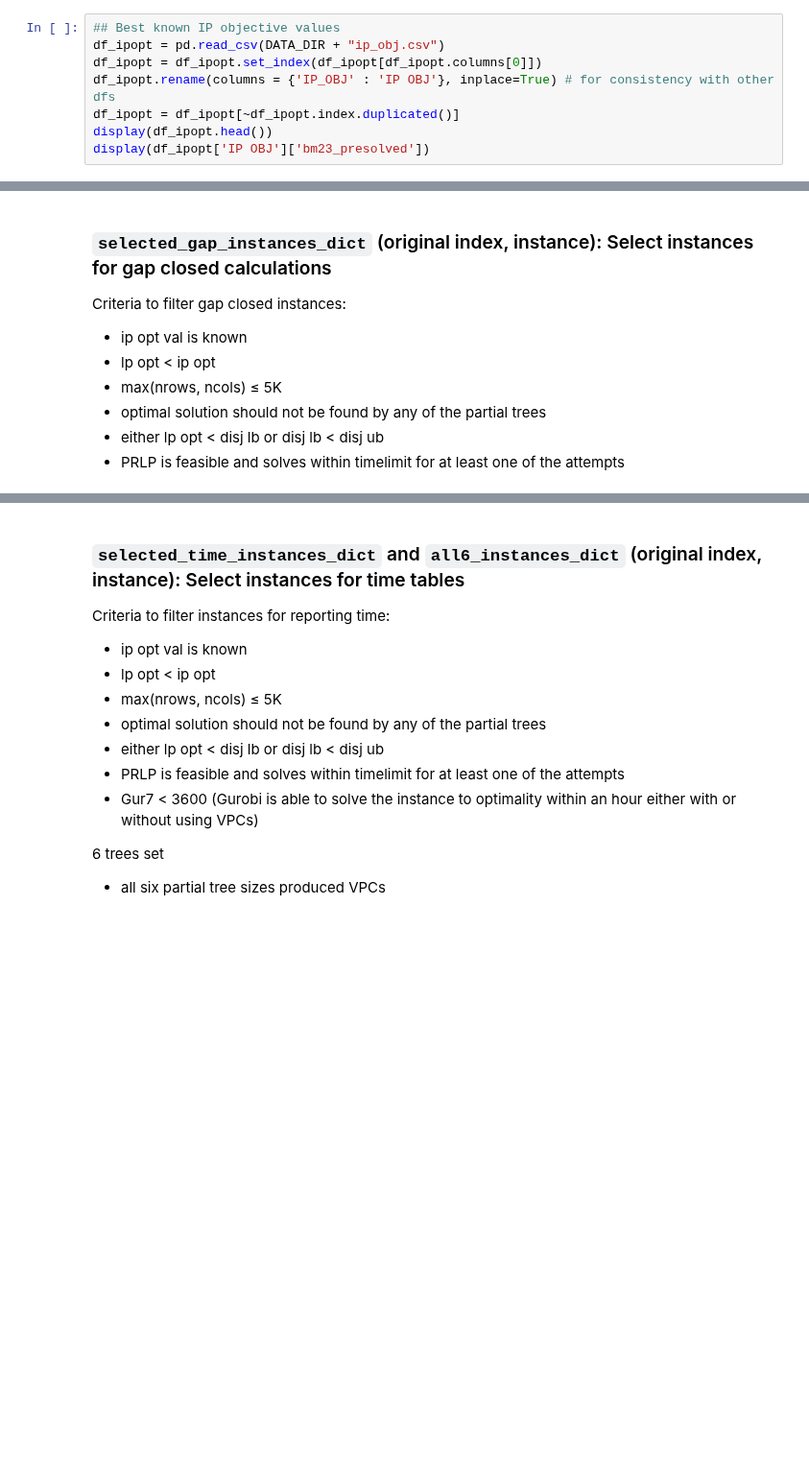
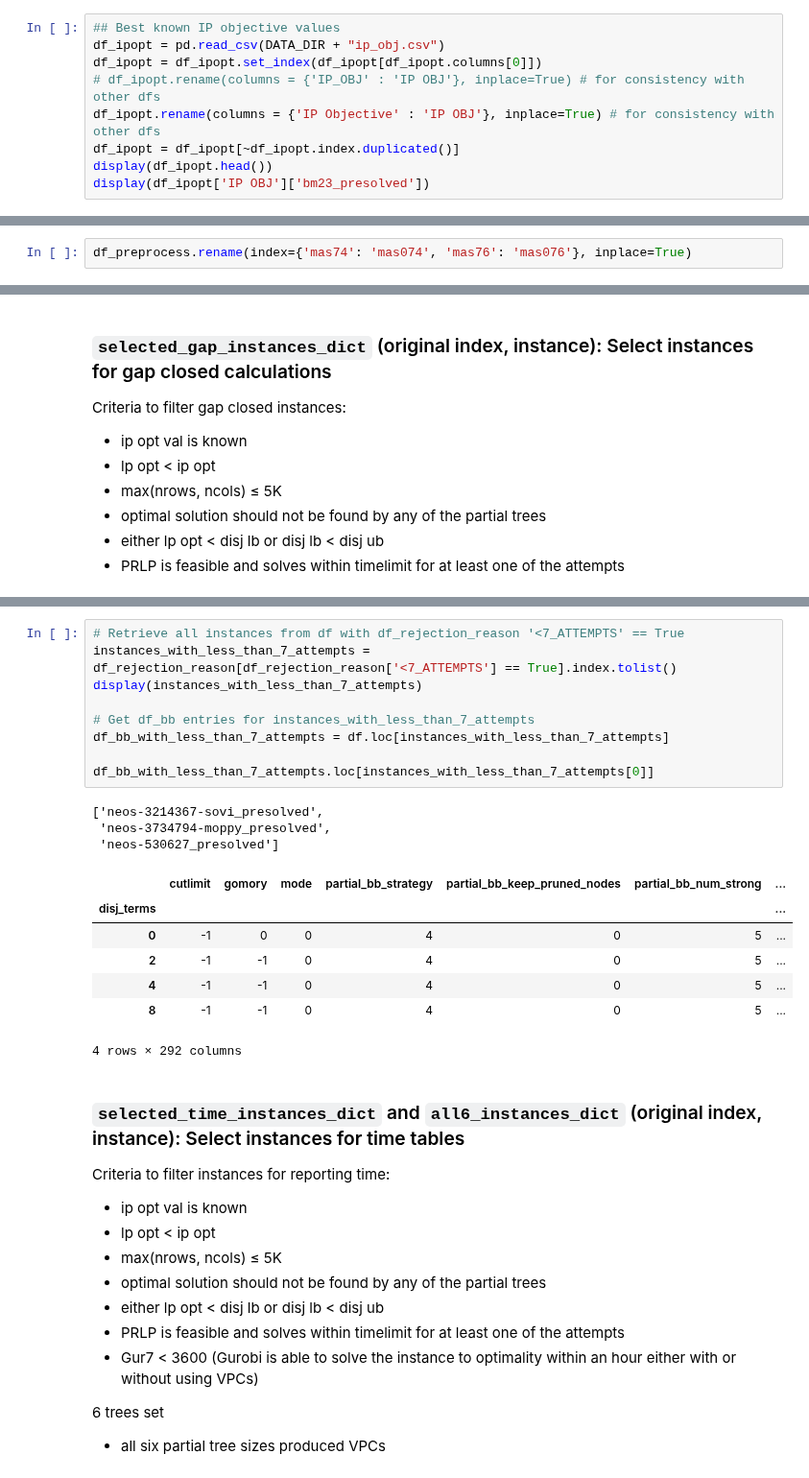
Before and after one commit to akazachk/vpc, a Jupyter notebook: plots/plots.ipynb, the cells around one changed output, grey strips where cells are left out. Shown at 96% size. Saved outputs shown, nothing was run; the diff lists cells and outputs as text; blank space fills up the shorter version.

```diff
--- a/plots/plots.ipynb
+++ b/plots/plots.ipynb
@@ -62,7 +68,8 @@ def initialize_df(filename):
 ## Best known IP objective values
 df_ipopt = pd.read_csv(DATA_DIR + "ip_obj.csv")
 df_ipopt = df_ipopt.set_index(df_ipopt[df_ipopt.columns[0]])
-df_ipopt.rename(columns = {'IP_OBJ' : 'IP OBJ'}, inplace=True) # for consistency with other dfs
+# df_ipopt.rename(columns = {'IP_OBJ' : 'IP OBJ'}, inplace=True) # for consistency with other dfs
+df_ipopt.rename(columns = {'IP Objective' : 'IP OBJ'}, inplace=True) # for consistency with other dfs
 df_ipopt = df_ipopt[~df_ipopt.index.duplicated()]
 display(df_ipopt.head())
 display(df_ipopt['IP OBJ']['bm23_presolved'])
@@ -119,3 +177,5 @@ df.index = df.index.remove_unused_levels()
+# %%
+df_preprocess.rename(index={'mas74': 'mas074', 'mas76': 'mas076'}, inplace=True)
 # %% [markdown]
 ### Fix mistake in code for one root pass containing wrong bound
 # %%
@@ -436,3 +530,23 @@ print("Total number of selected instances for gap closed reporting: {}/{:d}".for
+# %%
+# Retrieve all instances from df with df_rejection_reason '<7_ATTEMPTS' == True
+instances_with_less_than_7_attempts = df_rejection_reason[df_rejection_reason['<7_ATTEMPTS'] == True].index.tolist()
+display(instances_with_less_than_7_attempts)
+
+# Get df_bb entries for instances_with_less_than_7_attempts
+df_bb_with_less_than_7_attempts = df.loc[instances_with_less_than_7_attempts]
+
+df_bb_with_less_than_7_attempts.loc[instances_with_less_than_7_attempts[0]]
+# %% [output]
+['neos-3214367-sovi_presolved',
+ 'neos-3734794-moppy_presolved',
+ 'neos-530627_presolved']
+|  | cutlimit | gomory | mode | partial_bb_strategy | partial_bb_keep_pruned_nodes | partial_bb_num_strong | ... |
+| disj_terms |  |  |  |  |  |  | ... |
+| 0 | -1 | 0 | 0 | 4 | 0 | 5 | ... |
+| 2 | -1 | -1 | 0 | 4 | 0 | 5 | ... |
+| 4 | -1 | -1 | 0 | 4 | 0 | 5 | ... |
+| 8 | -1 | -1 | 0 | 4 | 0 | 5 | ... |
+4 rows × 292 columns
 # %% [markdown]
 ### `selected_time_instances_dict` and `all6_instances_dict` (original index, instance): Select instances for time tables
 
```
Also changed, not shown: parts of 50 cells of this notebook, 4 other files.
